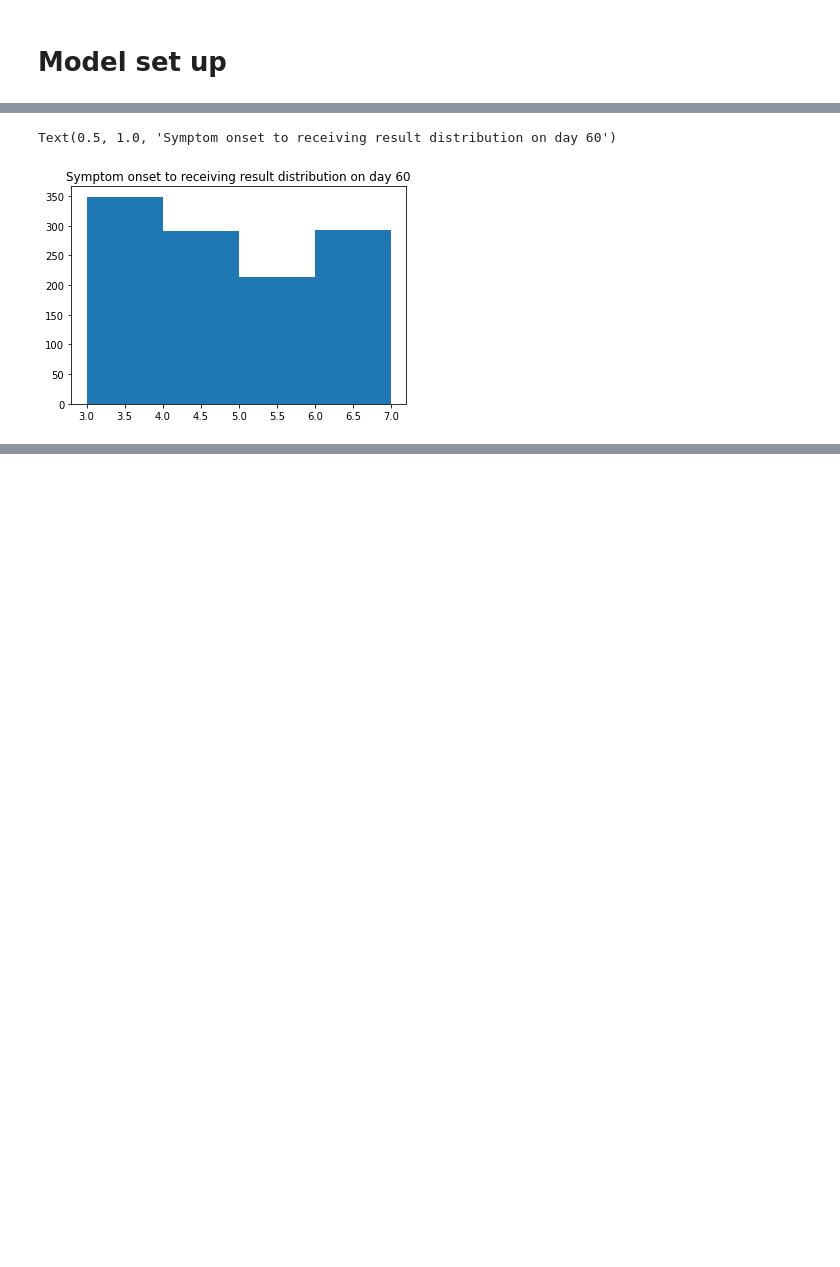
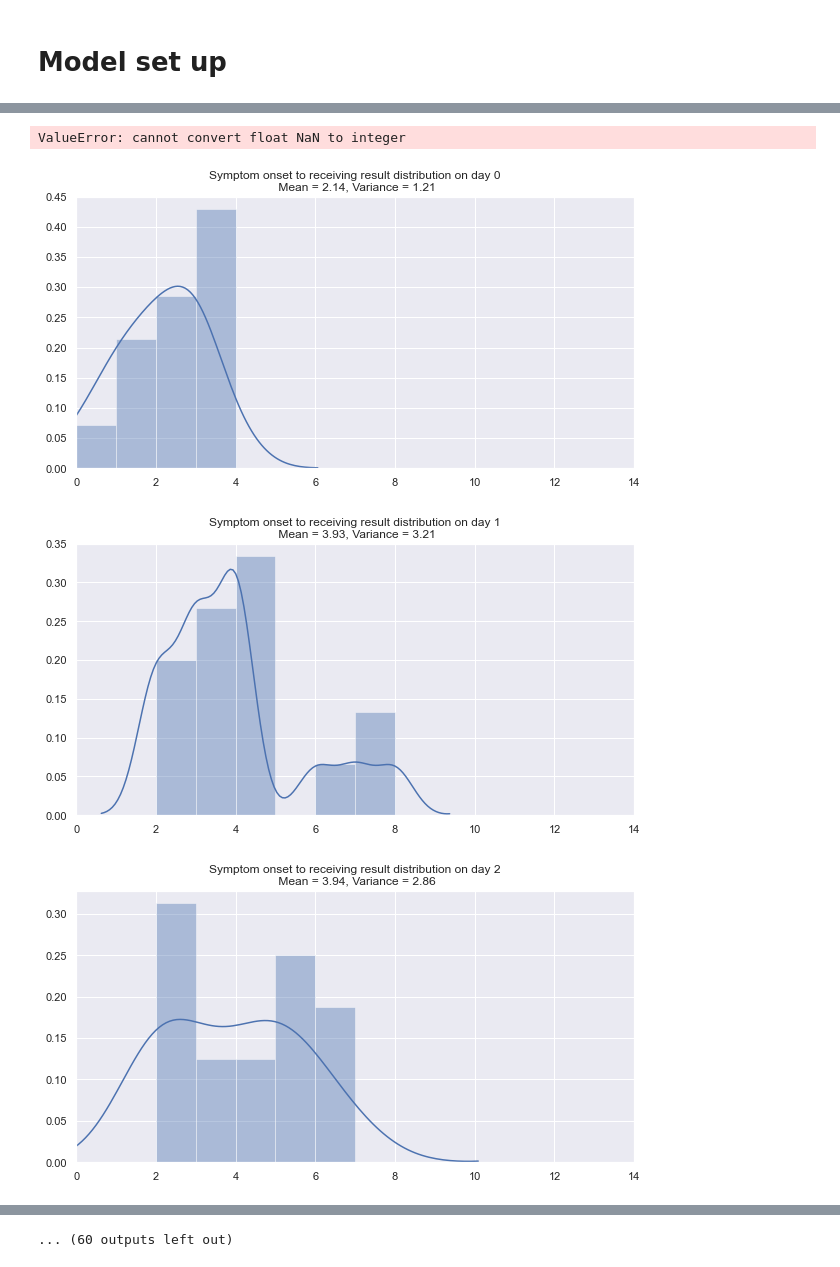
Before and after one commit to martyn1fyles/TestingQueingProcess, a Jupyter notebook: queueing_process/notebook.ipynb, the cells around one changed output, grey strips where cells are left out. Drawn from its saved outputs; the diff is of its cells as text; code cells hidden in the pictures; blank space fills up the shorter version.

```diff
--- a/queueing_process/notebook.ipynb
+++ b/queueing_process/notebook.ipynb
@@ -84,14 +96,32 @@ my_queue.applicant_info
-# %%
-time = 60
-
-delays = my_queue.get_delays_for(time_entered_queue = time,
-                                 delay_from_column = 'symptom_onset',
-                                 delay_to_column = 'time_received_result')
-
-bin_count = delays.max() - delays.min()
-
-delays.hist(bins = bin_count, grid = False)
-plt.title(f'Symptom onset to receiving result distribution on day {time}')
-# %% [output]
-Text(0.5, 1.0, 'Symptom onset to receiving result distribution on day 60')
-[figure, removed]
+# %%
+def draw_histogram_2(time):
+
+    # get the delay data
+    delays = my_queue.get_delays_for(time_entered_queue = time,
+                                     delay_from_column = 'symptom_onset',
+                                     delay_to_column = 'time_received_result')
+
+    # create a figure
+    fig, ax = plt.subplots(figsize=(10,5))
+
+    # work out how many bins we need
+    bin_count = int(delays.max() - delays.min())
+
+    # create the plot
+    sns.distplot(delays, ax = ax, bins = bin_count)
+    plt.title(f'Symptom onset to receiving result distribution on day {time}\n Mean = {round(delays.mean(), ndigits = 2)}, Variance = {round(delays.var(), ndigits = 2)}')
+    plt.xlim(0,14)
+    # Used to return the plot as an image rray
+    fig.canvas.draw()       # draw the canvas, cache the renderer
+    image = np.frombuffer(fig.canvas.tostring_rgb(), dtype='uint8')
+    image = image.reshape(fig.canvas.get_width_height()[::-1] + (3,))
+
+    return image
+# %%
+kwargs_write = {'fps':1.0, 'quantizer':'nq'}
+imageio.mimsave('./onset_toresult_distribution.gif', [draw_histogram_2(time) for time in range(100)], fps=3)
+# %% [output]
+ValueError: cannot convert float NaN to integer
+[figure, added]
+[figure, added]
+[figure, added]
@@ -97,0 +136 @@ Text(0.5, 1.0, 'Symptom onset to receiving result distribution on day 60')
+... (60 outputs left out)
```
Also changed, not shown: parts of 19 cells of this notebook, 3 other files.
